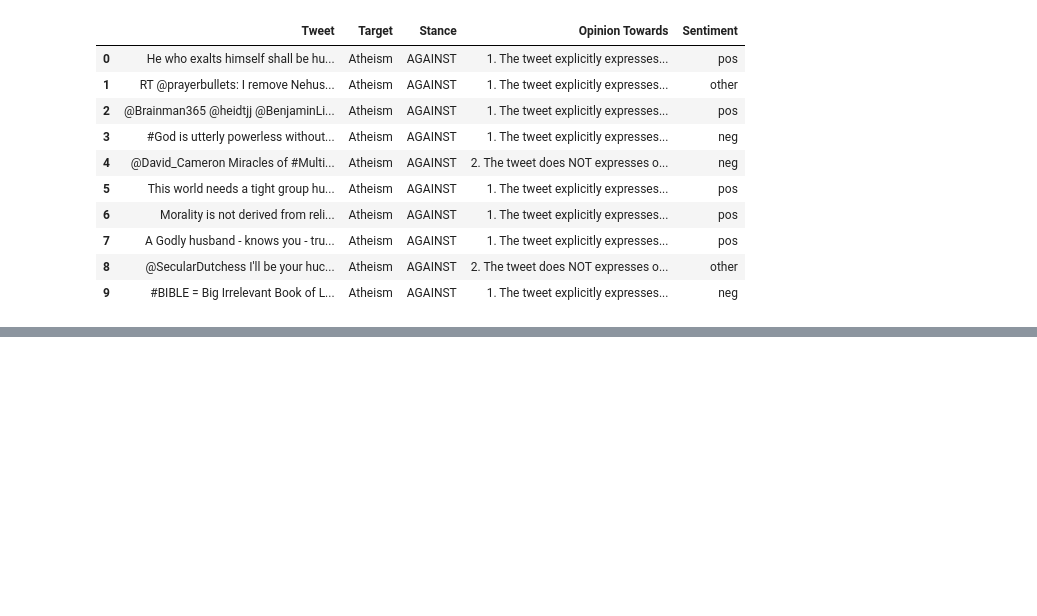
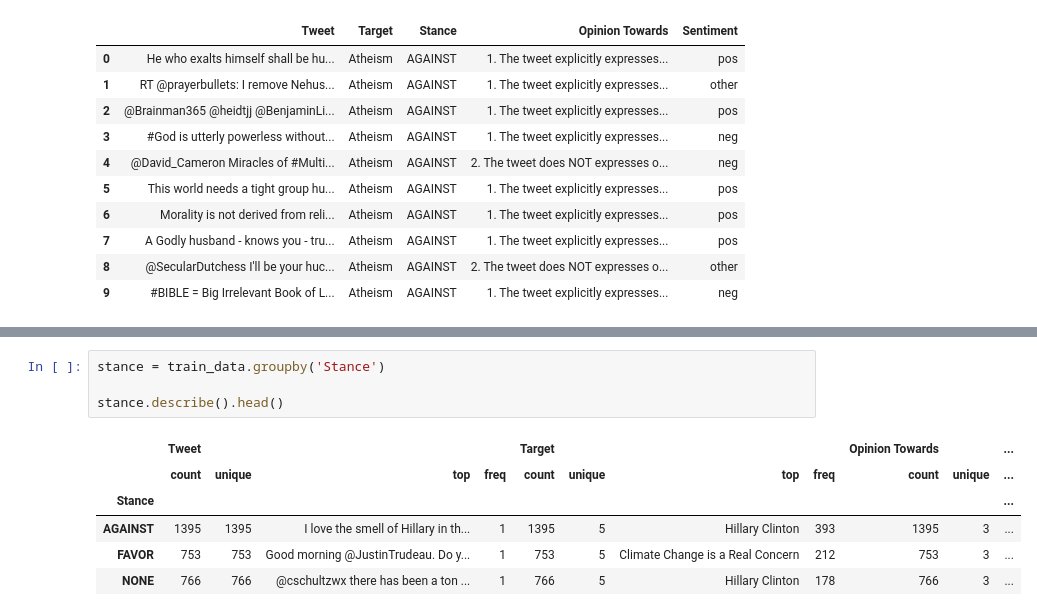
Before and after one commit to parekhjigar/tweet-stance-classification, a Jupyter notebook: stance-classification.ipynb, the cells around one changed output, grey strips where cells are left out. Drawn from its saved outputs; the diff is of its cells as text; blank space fills up the shorter version.

```diff
--- a/stance-classification.ipynb
+++ b/stance-classification.ipynb
@@ -89,0 +125,11 @@ test_data.head(10)
+# %%
+stance = train_data.groupby('Stance')
+
+stance.describe().head()
+# %% [output]
+|  | Tweet |  |  |  | Target |  |  |  | Opinion Towards |  | ... |
+|  | count | unique | top | freq | count | unique | top | freq | count | unique | ... |
+| Stance |  |  |  |  |  |  |  |  |  |  | ... |
+| AGAINST | 1395 | 1395 | I love the smell of Hillary in th... | 1 | 1395 | 5 | Hillary Clinton | 393 | 1395 | 3 | ... |
+| FAVOR | 753 | 753 | Good morning @JustinTrudeau. Do y... | 1 | 753 | 5 | Climate Change is a Real Concern | 212 | 753 | 3 | ... |
+| NONE | 766 | 766 | @cschultzwx there has been a ton ... | 1 | 766 | 5 | Hillary Clinton | 178 | 766 | 3 | ... |
```
Also changed, not shown: parts of 9 cells of this notebook.
